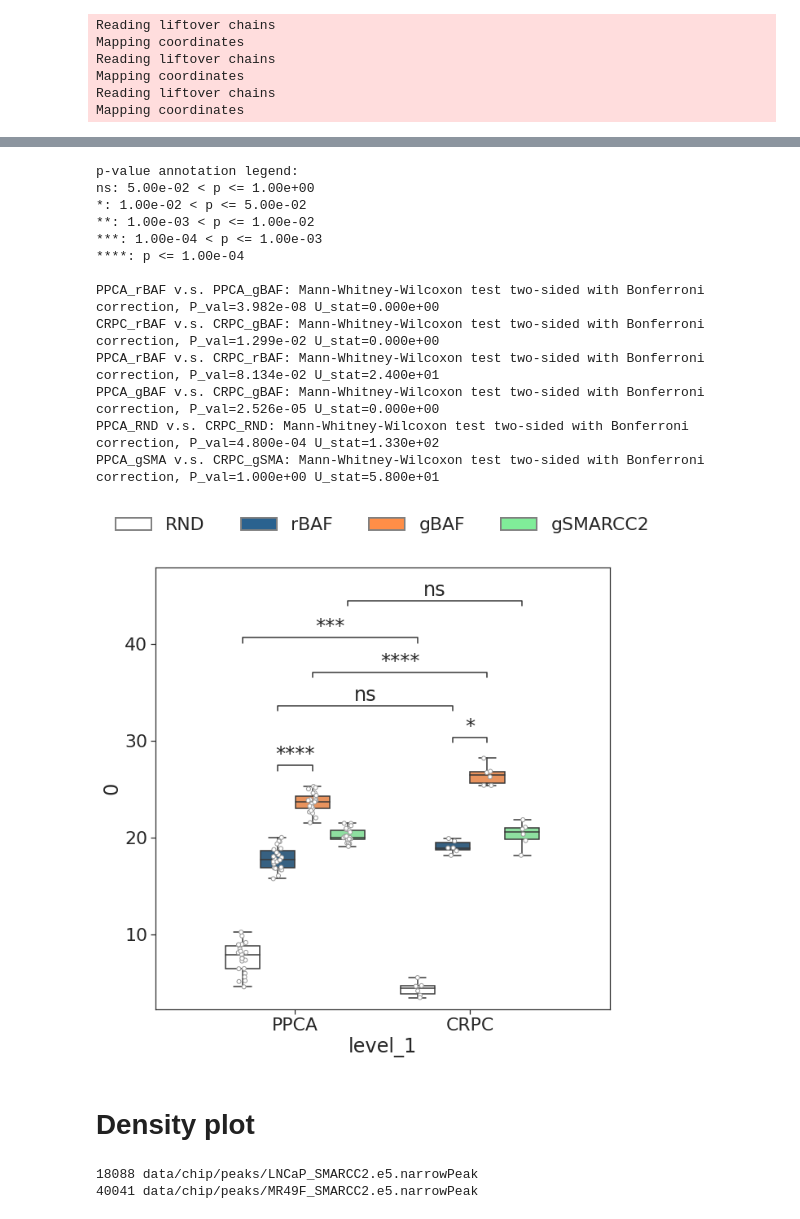
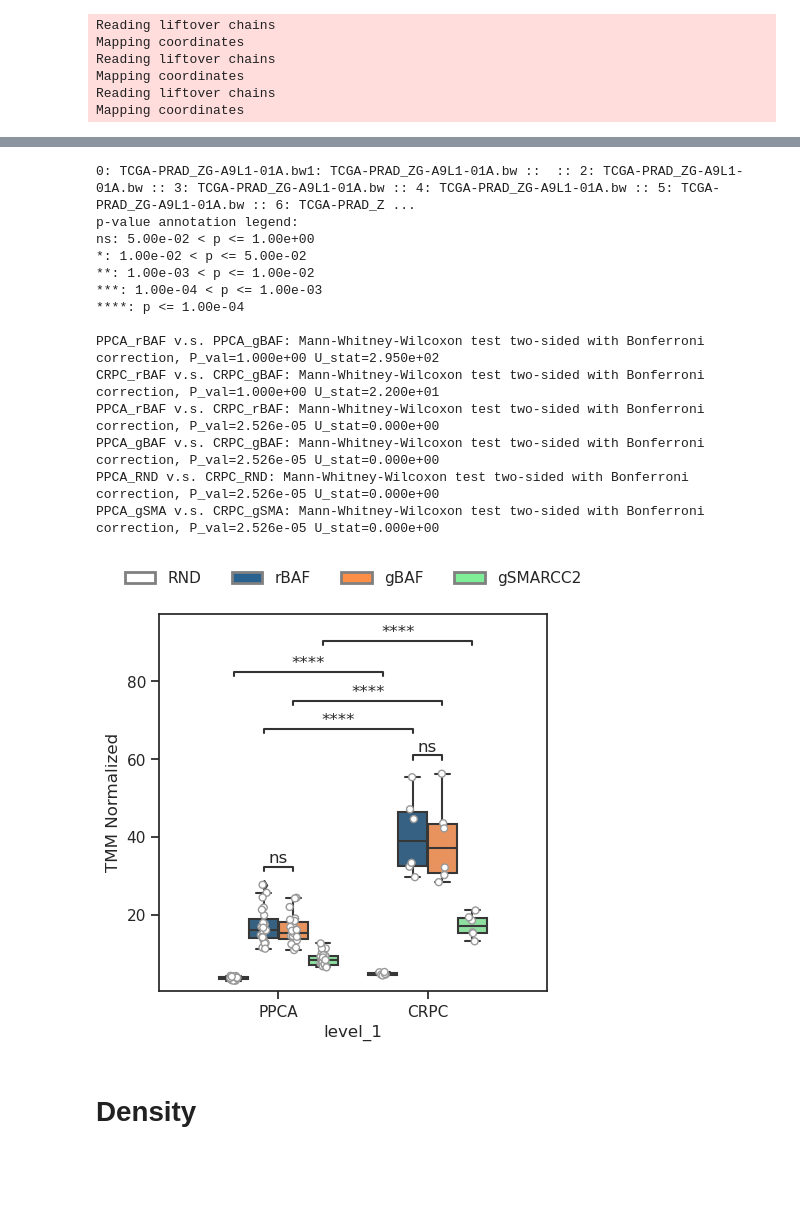
Before and after one commit to lacklab/SWISNF, a Jupyter notebook: 1-chip.ipynb, the cells around one changed output, grey strips where cells are left out. Drawn from its saved outputs; the diff is of its cells as text; code cells hidden in the pictures; blank space fills up the shorter version.

```diff
--- a/1-chip.ipynb
+++ b/1-chip.ipynb
@@ -508,9 +516,3 @@ for i,(sample,tissue,gsm) in meta.iterrows():
 #for b in BWS:
 #    if b not in isin:
 #        print(b)
-# %%
-Nbins=1
-h=0
-
-BED, samples = bgrun.runSignal(BED, BWS, "data/atac/clinical.p",  Nbins=Nbins, h=h, nP=50, igv=True)
-BED.to_csv('data/atac/clinical.bed', sep='\t', index='False')
@@ -551,19 +519,53 @@ df
 # %%
+Nbins=1
+h=1000
 
-fig = plt.figure(figsize=[10,10])
-sns.set(style='ticks', font_scale=2)
+BED, samples = bgrun.runSignal(BED, BWS, "data/atac/clinical.p",  Nbins=Nbins, h=h, nP=50, type_='sum')
+BED.to_csv('data/atac/clinical.bed', sep='\t', index='False')
+
+
+BED = pd.read_table('data/atac/clinical.bed')
+
+S = pickle.load(open("data/atac/clinical.p","rb"))
+N = bgrun.runTMM(S)
+T = N.mean(2)
+w = np.array(BED['End'] - BED['Start'])
+t = T / w[:,None]
+T = ((T / w[:,None]) / t.sum(0)) * 10**6
+idx = T.std(1) != 0
+F = T[idx,:]
+Z = ( F - F.mean(1)[:,None] ) / F.std(1)[:,None]
+
+bed = BED.iloc[idx,:]
+
+
+############################
+
+
+np.random.seed(7)
+plt.rcParams["figure.dpi"] = 100
+sns.set(style='ticks', font_scale=1)
+
+fig = plt.figure(figsize=[5,5])
+gs = gridspec.GridSpec(nrows=1, ncols=1)
+
+df = pd.DataFrame(N.mean(2), columns=grp, index=BED['Set']).reset_index().groupby('Set').mean().stack().reset_index()
+df
+
 
 ax1 = sns.stripplot(data=df,
               x="level_1", y=0, hue="Set",
               hue_order=["RND", "rBAF", "gBAF", "gSMA"], order=["PPCA", "CRPC"],
-              palette=["white","white","white"], dodge=True, linewidth=1,edgecolor="gray")
+              palette=["white","white","white", "white"], dodge=True, linewidth=1,edgecolor="gray")
 
 
 ax = sns.boxplot(data=df,
             x="level_1", y=0, hue="Set",
-            hue_order=["RND", "rBAF", "gBAF", "gSMA"], order=["PPCA", "CRPC"], palette=["#FFFFFF", "#2A628F","#FF8E47","#80ed99"])
+            hue_order=["RND","rBAF", "gBAF", "gSMA"], order=["PPCA", "CRPC"], palette=["#FFFFFF","#2A628F","#FF8E47","#80ed99"])
 
 plt.legend([], frameon=False)
+
+plt.ylabel('TMM Normalized')
 
 
 from statannot import add_stat_annotation
@@ -573,39 +575,39 @@ boxPairs = [
     (("PPCA", "rBAF"), ("CRPC", "rBAF")),
     (("PPCA", "gBAF"), ("CRPC", "gBAF")),
 	(("PPCA", "rBAF"), ("PPCA", "gBAF")),
 	(("CRPC", "rBAF"), ("CRPC", "gBAF")),
     (("PPCA", "RND" ), ("CRPC", "RND" )),
     (("PPCA", "gSMA"), ("CRPC", "gSMA"))
     ]
 
 add_stat_annotation(data=df,
                     x="level_1", y=0, hue="Set",
                     hue_order=["RND", "rBAF", "gBAF", "gSMA"], order=["PPCA", "CRPC"],  box_pairs=boxPairs,ax=ax,
                     test='Mann-Whitney', loc='inside', verbose=2)
 
 
 colorPalette = dict(zip(["RND", "rBAF", "gBAF", "gSMARCC2"], ["#FFFFFF", "#2A628F","#FF8E47","#80ed99"]))
 
 patchs = [mpatches.Patch(facecolor=colorPalette[nc], label=nc,linewidth=2, edgecolor="gray") for nc in colorPalette]
 
 plt.legend(handles=patchs,loc='upper center', bbox_to_anchor=(0.5, 1.15),ncol=4,frameon=False)
 
-
 fig.savefig("plot/baf.clinical.pdf", bbox_inches="tight", pad_inches=1)
 # %% [output]
+0: TCGA-PRAD_ZG-A9L1-01A.bw1: TCGA-PRAD_ZG-A9L1-01A.bw ::  :: 2: TCGA-PRAD_ZG-A9L1-01A.bw :: 3: TCGA-PRAD_ZG-A9L1-01A.bw :: 4: TCGA-PRAD_ZG-A9L1-01A.bw :: 5: TCGA-PRAD_ZG-A9L1-01A.bw :: 6: TCGA-PRAD_Z ...
 p-value annotation legend:
 ns: 5.00e-02 < p <= 1.00e+00
 *: 1.00e-02 < p <= 5.00e-02
 **: 1.00e-03 < p <= 1.00e-02
 ***: 1.00e-04 < p <= 1.00e-03
 ****: p <= 1.00e-04
 
-PPCA_rBAF v.s. PPCA_gBAF: Mann-Whitney-Wilcoxon test two-sided with Bonferroni correction, P_val=3.982e-08 U_stat=0.000e+00
-CRPC_rBAF v.s. CRPC_gBAF: Mann-Whitney-Wilcoxon test two-sided with Bonferroni correction, P_val=1.299e-02 U_stat=0.000e+00
-PPCA_rBAF v.s. CRPC_rBAF: Mann-Whitney-Wilcoxon test two-sided with Bonferroni correction, P_val=8.134e-02 U_stat=2.400e+01
+PPCA_rBAF v.s. PPCA_gBAF: Mann-Whitney-Wilcoxon test two-sided with Bonferroni correction, P_val=1.000e+00 U_stat=2.950e+02
+CRPC_rBAF v.s. CRPC_gBAF: Mann-Whitney-Wilcoxon test two-sided with Bonferroni correction, P_val=1.000e+00 U_stat=2.200e+01
+PPCA_rBAF v.s. CRPC_rBAF: Mann-Whitney-Wilcoxon test two-sided with Bonferroni correction, P_val=2.526e-05 U_stat=0.000e+00
 PPCA_gBAF v.s. CRPC_gBAF: Mann-Whitney-Wilcoxon test two-sided with Bonferroni correction, P_val=2.526e-05 U_stat=0.000e+00
-PPCA_RND v.s. CRPC_RND: Mann-Whitney-Wilcoxon test two-sided with Bonferroni correction, P_val=4.800e-04 U_stat=1.330e+02
-PPCA_gSMA v.s. CRPC_gSMA: Mann-Whitney-Wilcoxon test two-sided with Bonferroni correction, P_val=1.000e+00 U_stat=5.800e+01
+PPCA_RND v.s. CRPC_RND: Mann-Whitney-Wilcoxon test two-sided with Bonferroni correction, P_val=2.526e-05 U_stat=0.000e+00
+PPCA_gSMA v.s. CRPC_gSMA: Mann-Whitney-Wilcoxon test two-sided with Bonferroni correction, P_val=2.526e-05 U_stat=0.000e+00
-[figure, old version]
+[figure, new version]
 # %% [markdown]
-# Density plot
+# Density
@@ -619,11 +614,3 @@ import pickle
-# %%
-%%bash
-
-wc -l data/chip/peaks/LNCaP_SMARCC2.e5.narrowPeak
-wc -l data/chip/peaks/MR49F_SMARCC2.e5.narrowPeak
-# %% [output]
-18088 data/chip/peaks/LNCaP_SMARCC2.e5.narrowPeak
-40041 data/chip/peaks/MR49F_SMARCC2.e5.narrowPeak
 # %%
 
 
```
Also changed, not shown: parts of 13 cells of this notebook, 10 other files.
